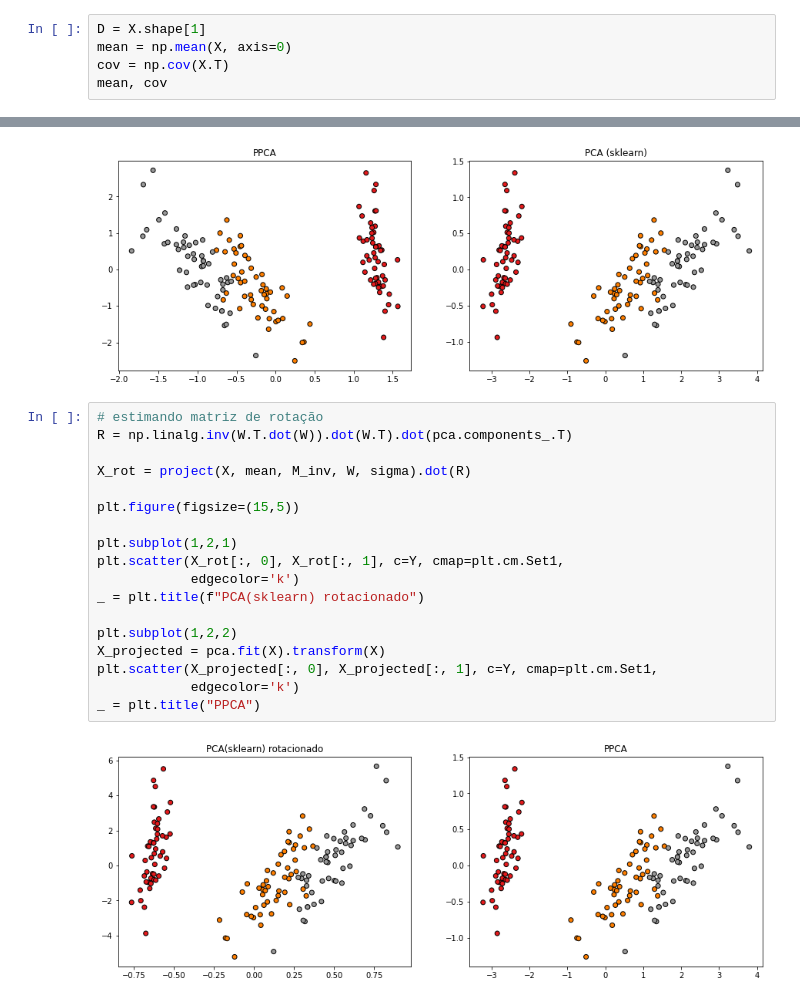
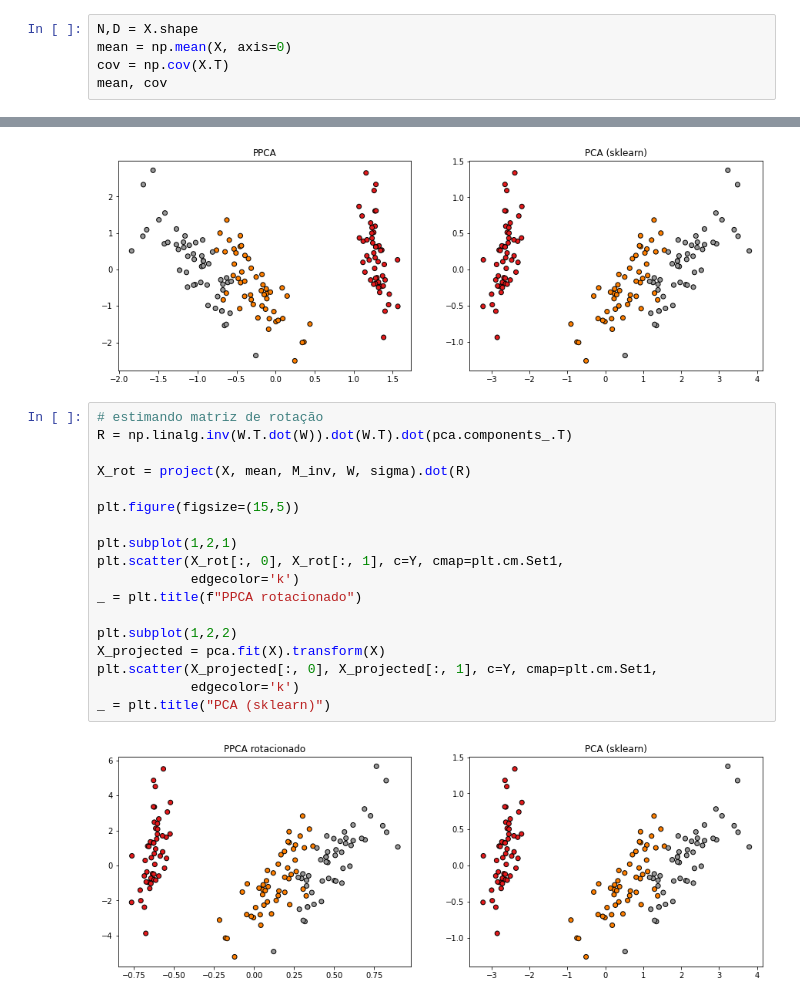
Before and after one commit to lucaspg96/probabilistic-ml, a Jupyter notebook: PPCA.ipynb, the cells around one changed output, grey strips where cells are left out. Drawn from its saved outputs; the diff is of its cells as text.

```diff
--- a/PPCA.ipynb
+++ b/PPCA.ipynb
@@ -9,7 +10,7 @@ iris = datasets.load_iris()
 X = iris.data
 Y = iris.target
 # %%
-D = X.shape[1]
+N,D = X.shape
 mean = np.mean(X, axis=0)
 cov = np.cov(X.T)
 mean, cov
@@ -140,20 +136,20 @@ _ = plt.title("PCA (sklearn)")
 # %%
 # estimando matriz de rotação
 R = np.linalg.inv(W.T.dot(W)).dot(W.T).dot(pca.components_.T)
 
 X_rot = project(X, mean, M_inv, W, sigma).dot(R)
 
 plt.figure(figsize=(15,5))
 
 plt.subplot(1,2,1)
 plt.scatter(X_rot[:, 0], X_rot[:, 1], c=Y, cmap=plt.cm.Set1,
             edgecolor='k')
-_ = plt.title(f"PCA(sklearn) rotacionado")
+_ = plt.title(f"PPCA rotacionado")
 
 plt.subplot(1,2,2)
 X_projected = pca.fit(X).transform(X)
 plt.scatter(X_projected[:, 0], X_projected[:, 1], c=Y, cmap=plt.cm.Set1,
             edgecolor='k')
-_ = plt.title("PPCA")
+_ = plt.title("PCA (sklearn)")
 # %% [output]
-[figure, old version]
+[figure, new version]
```
Also changed, not shown: parts of 9 cells of this notebook.
